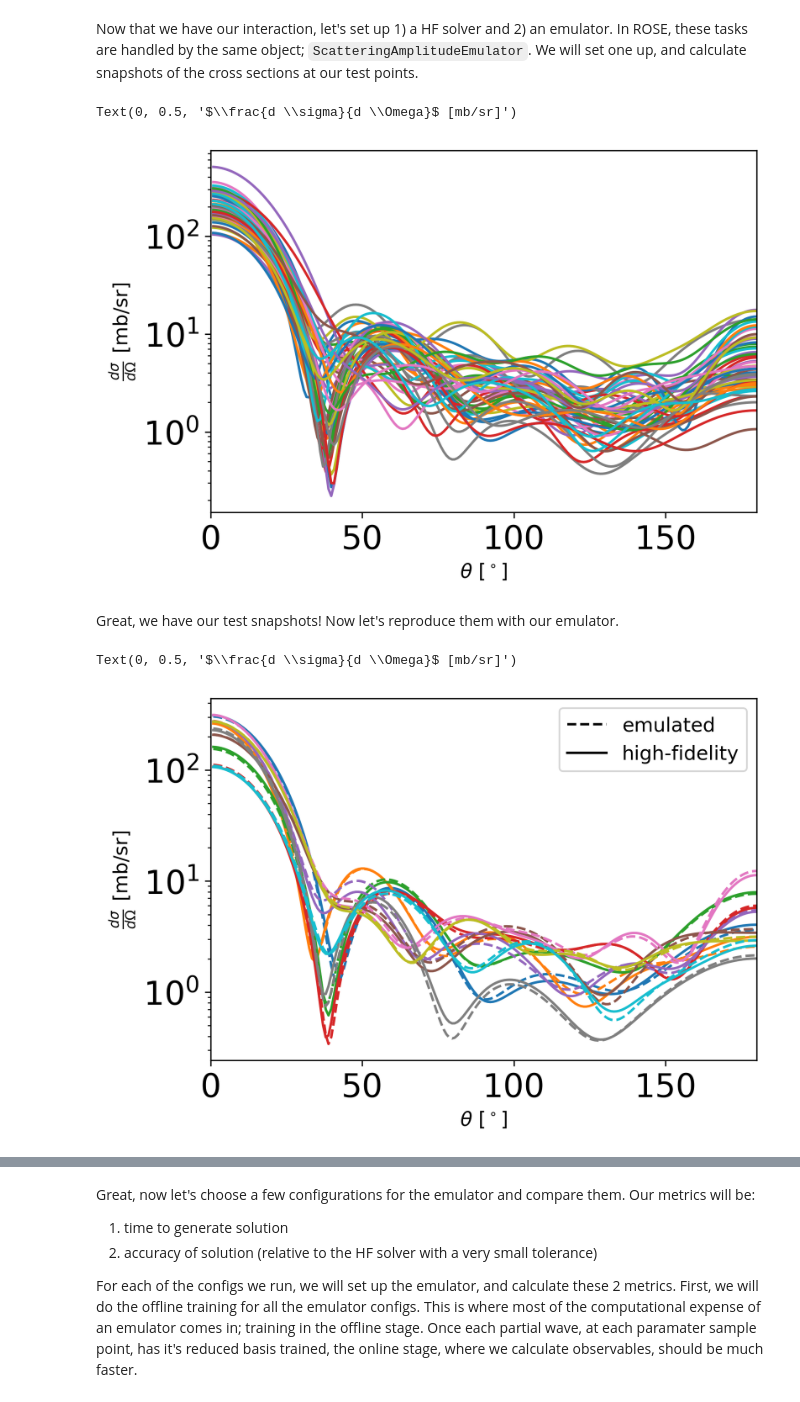
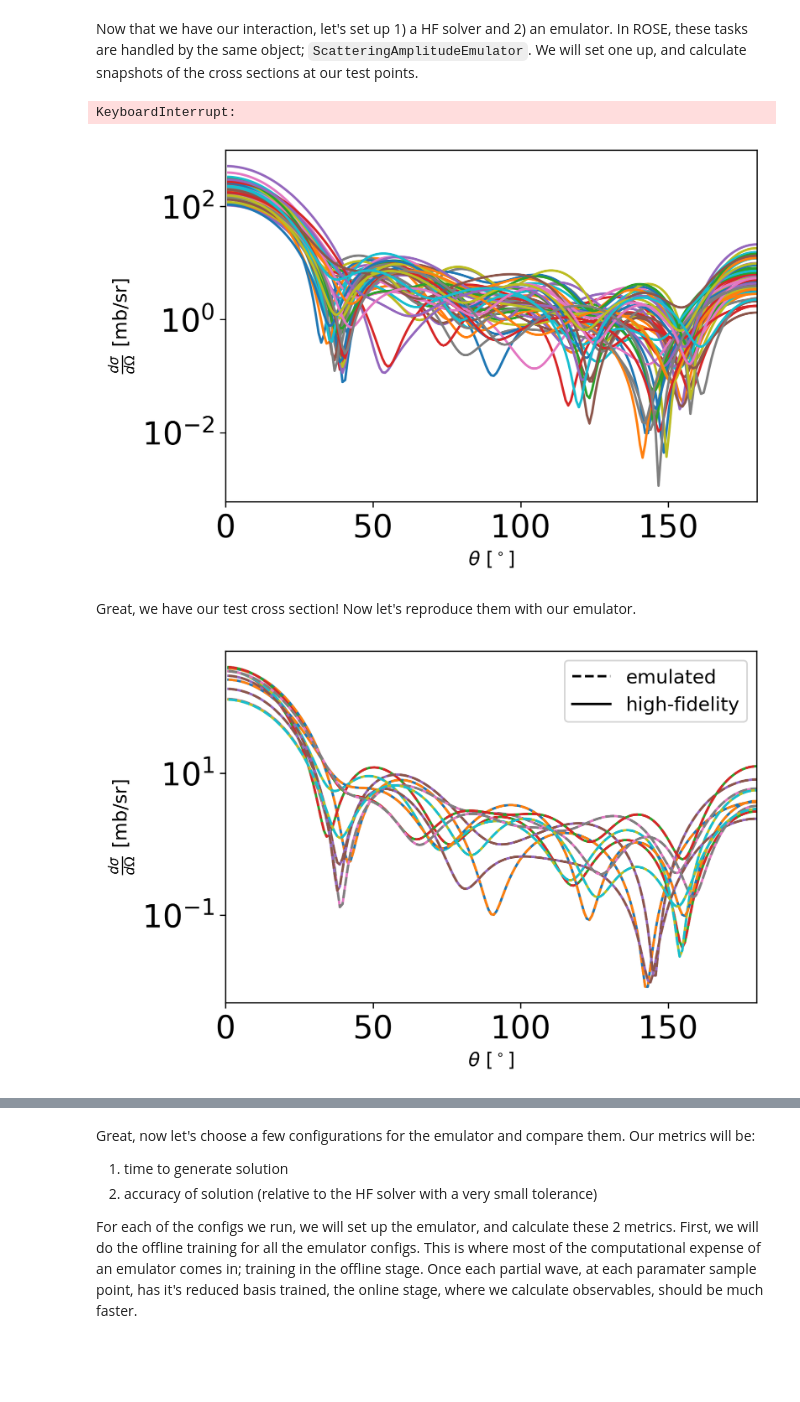
Before and after one commit to bandframework/rose, a Jupyter notebook: tutorials/K - ROSE_tutorial_1_building_an_emulator.ipynb, the cells around one changed output, grey strips where cells are left out. Cells and saved outputs as stored; diff of their text form; code cells hidden in the pictures; blank space fills up the shorter version.

```diff
--- a/tutorials/K - ROSE_tutorial_1_building_an_emulator.ipynb
+++ b/tutorials/K - ROSE_tutorial_1_building_an_emulator.ipynb
@@ -64,7 +69,7 @@ l_max = 10
 l_list = list(range(l_max + 1))
 
 # domain of the differential cross section; the observable we want to emulate
-angles = np.linspace(0, 180, 200)
+angles = np.linspace(1, 179, 179)
 # ROSE also has a convenient grid over radial space we can steal
 rho = rose.constants.DEFAULT_RHO_MESH.copy()
 # %% [markdown]
@@ -209,6 +220,7 @@ interactions = rose.InteractionEIMSpace(
     is_complex=True,
     spin_orbit_potential=spin_orbit_potential,
     training_info=bounds,
+    n_basis=11
 )
 # that was easy!
 # %% [markdown]
@@ -219,7 +231,7 @@ emulator = rose.ScatteringAmplitudeEmulator.from_train(
     interactions,
     training_samples,
     l_max,
-    n_basis=5,
+    n_basis=4,
     angles=angles / 180 * np.pi,
     hf_tols=[
         10 ** (-9),
@@ -231,6 +243,8 @@ emulator = rose.ScatteringAmplitudeEmulator.from_train(
 test_CS = []
 for params in tqdm(test_samples):
     test_CS.append(emulator.exact_dsdo(params))
+# %% [output]
+KeyboardInterrupt:
 # %%
 # now let's plot the differential scattering cross section for each of these samples test points!
 fig, ax = plt.subplots(figsize=(6, 4), dpi=300)
@@ -243,11 +257,11 @@ ax.set_yscale("log")
 plt.xlim([0, 180])
 plt.xlabel(r"$\theta$ [$^\circ$]")
 plt.ylabel(r"$\frac{d \sigma}{d \Omega}$ [mb/sr]")
+plt.show()
 # %% [output]
-Text(0, 0.5, '$\\frac{d \\sigma}{d \\Omega}$ [mb/sr]')
-[figure, old version]
+[figure, new version]
 # %% [markdown]
-Great, we have our test snapshots! Now let's reproduce them with our emulator.
+Great, we have our test cross section! Now let's reproduce them with our emulator.
 # %%
 # calculate the exact differential cross section for the 50 test parameters we sampled
 test_CS_emu = []
@@ -256,24 +270,27 @@ for params in tqdm(test_samples):
 # %%
 from matplotlib.lines import Line2D
 
 fig, ax = plt.subplots(figsize=(6, 4), dpi=300)
 fig.patch.set_facecolor("white")
 
 # only plot some of them so the plot isn't too cluttered
 for i in range(10):
-    p = ax.plot(angles, test_CS_emu[i], "--")
-    ax.plot(angles, test_CS[i], color=p[0].get_color())
+    # p = ax.plot(angles, test_CS[i])
+    # ax.plot(angles, test_CS_emu[i], linestyle= "dashed" ,color=p[0].get_color())
+
+    ax.plot(angles, test_CS[i])
+    ax.plot(angles, test_CS_emu[i], linestyle= "dashed" )
 
 legend_styles = [
     Line2D([0], [0], color="k", linestyle="--"),
     Line2D([0], [0], color="k"),
 ]
 ax.legend(legend_styles, ["emulated", "high-fidelity"])
 ax.set_yscale("log")
 plt.xlim([0, 180])
 plt.xlabel(r"$\theta$ [$^\circ$]")
 plt.ylabel(r"$\frac{d \sigma}{d \Omega}$ [mb/sr]")
+plt.show()
 # %% [output]
-Text(0, 0.5, '$\\frac{d \\sigma}{d \\Omega}$ [mb/sr]')
-[figure, old version]
+[figure, new version]
 # %% [markdown]
```
Also changed, not shown: parts of 11 cells of this notebook.
